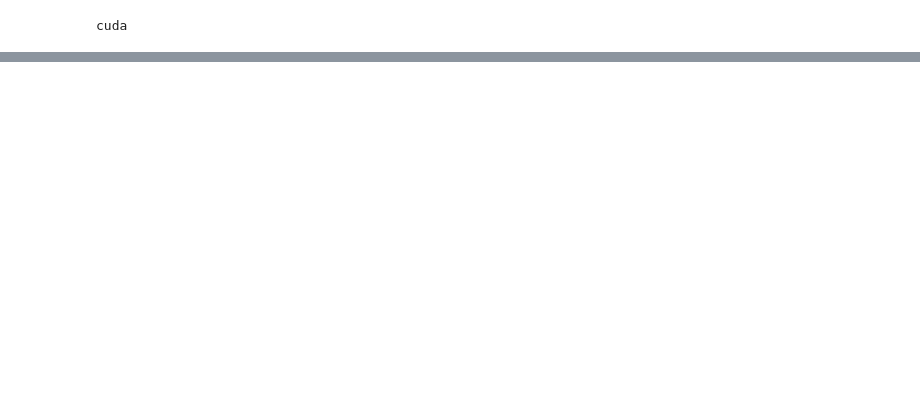
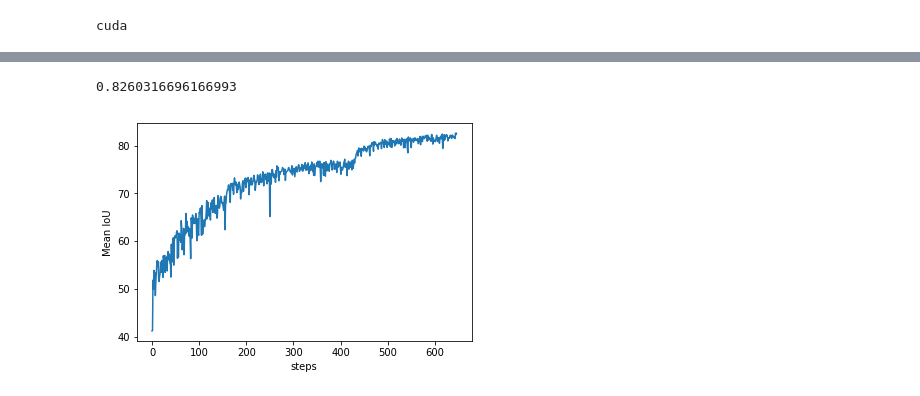
Before and after one commit to Regressionist/Semantic-Segmentation-UNet, a Jupyter notebook: train.ipynb, the cells around one changed output, grey strips where cells are left out. Cells and saved outputs as stored; diff of their text form; code cells hidden in the pictures; blank space fills up the shorter version.

```diff
--- a/train.ipynb
+++ b/train.ipynb
@@ -77,32 +62,17 @@ def train(input_image,target_image,optimizer):
     loss.backward()
     optimizer.step()
     return loss.item()
-# %%
-def val_loss_function(output_model,target):
-    n,c,h,w=output_model.size()
-    nt,ht,wt=target.size()
-
-    if (h!=ht and w!=wt):
-        output_model=F.interpolate(output_model, size=(ht, wt), mode="bilinear", align_corners=True)
-
-    output_model=F.softmax(output_model.squeeze(0),dim=0).transpose(0,1).transpose(1,2)
-    predicted=np.zeros((ht,wt))
-    target=target.squeeze(0).cpu().numpy().reshape(-1)
-    output_model=output_model.cpu().numpy()
-    predicted=np.argmax(output_model,axis=2)
-    predicted=predicted.reshape(-1)
-    #predicted[predicted==19]=250
-    score=jss(target,predicted)
-    return score
 # %%
 def validation(input_image,target_image):
     with torch.no_grad():
+        unet.eval()
         output_image=unet(input_image)
         loss=val_loss_function(output_image,target_image)
         return loss
 # %%
-checkpoint = torch.load('model.pth')
+checkpoint = torch.load('saved/model.pth')
 unet.load_state_dict(checkpoint['model_state_dict'])
+#optimizer.load_state_dict(checkpoint['optimizer_state_dict'])
 batch = checkpoint['epoch']
 tl = checkpoint['tl']
 vl = checkpoint['vl']
@@ -129,12 +99,13 @@ Unet(
 #tl=[]
 #vl=[]
 benchmark=np.amax(vl)
-for batch in range(62,66):
+for batch in range(46,48):
     running_loss=0
     for i,inputs in enumerate(train_loader):
         input_image=Variable(inputs[0]).to(device)
-        target_image=(inputs[1]).to(device)
-        loss=train(input_image,target_image,optimizer)
+        target_image=Variable(inputs[1]).to(device)
+        masks=Variable(inputs[2]).to(device)
+        loss=train(input_image,target_image,masks,optimizer)
         running_loss+=loss
         tl.append(loss)
         if (i+1)%93==0:
@@ -156,5 +127,5 @@ for batch in range(62,66):
                     'optimizer_state_dict': optimizer.state_dict(),
                     'tl': tl,
                     'vl': vl
-                    }, 'model.pth')
+                    }, 'saved/model_2.pth')
                 benchmark=loss_val
@@ -178,0 +132,11 @@ Step: 16 | Batch: 66 | Training loss: 85.89706289768219 | Validation IoU: 0.8215
+# %%
+np.amax(vl)
+# %% [output]
+0.8260316696166993
+# %%
+plt.plot(range(len(vl)),np.array(vl)*100)
+plt.xlabel('steps')
+plt.ylabel('Mean IoU')
+plt.show()
+# %% [output]
+[figure, added]
```
Also changed, not shown: parts of 12 cells of this notebook, 2 other files.
